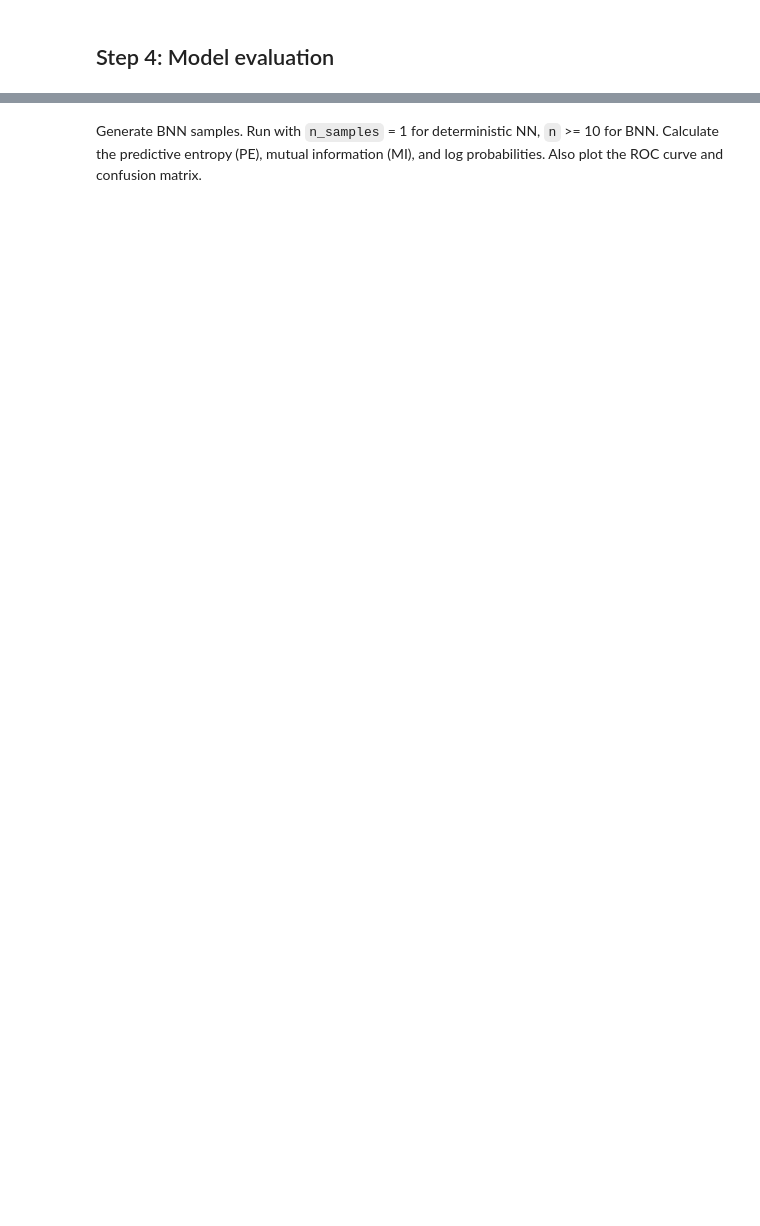
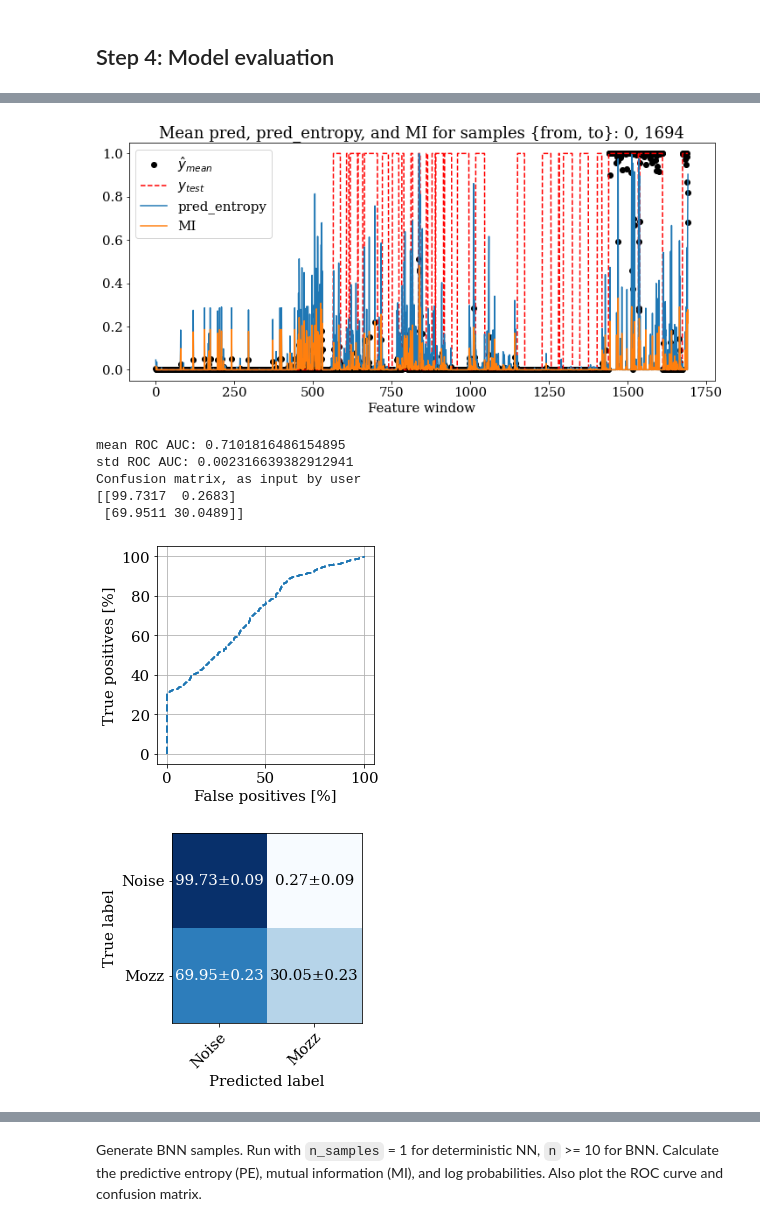
Before and after one commit to HumBug-Mosquito/HumBugDB, a Jupyter notebook: notebooks/main.ipynb, the cells around one changed output, grey strips where cells are left out. Drawn from its saved outputs; the diff is of its cells as text; code cells hidden in the pictures; blank space fills up the shorter version.

```diff
--- a/notebooks/main.ipynb
+++ b/notebooks/main.ipynb
@@ -146,0 +272,2 @@ Training on cuda:0
+# %%
+p,yt = resize_window(model, X_test_B, y_test_B, 10)
@@ -146,0 +292,11 @@ Training on cuda:0
+# %%
+PE, MI, log_prob = get_results(p, yt, filename = 'BNNKerasVGGish'+ model_name +'_Test_B')
+# %% [output]
+[figure, added]
+mean ROC AUC: 0.7101816486154895
+std ROC AUC: 0.002316639382912941
+Confusion matrix, as input by user
+[[99.7317  0.2683]
+ [69.9511 30.0489]]
+[figure, added]
+[figure, added]
```
Also changed, not shown: parts of 29 cells of this notebook, 5 other files.
